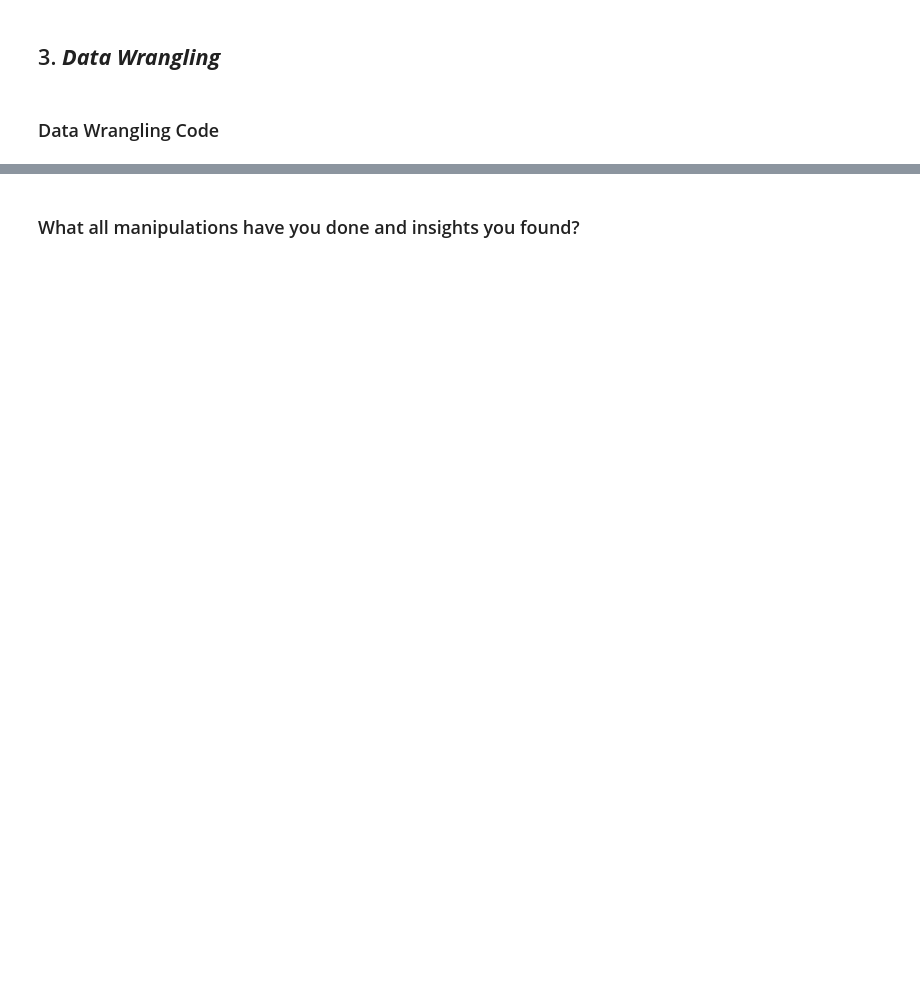
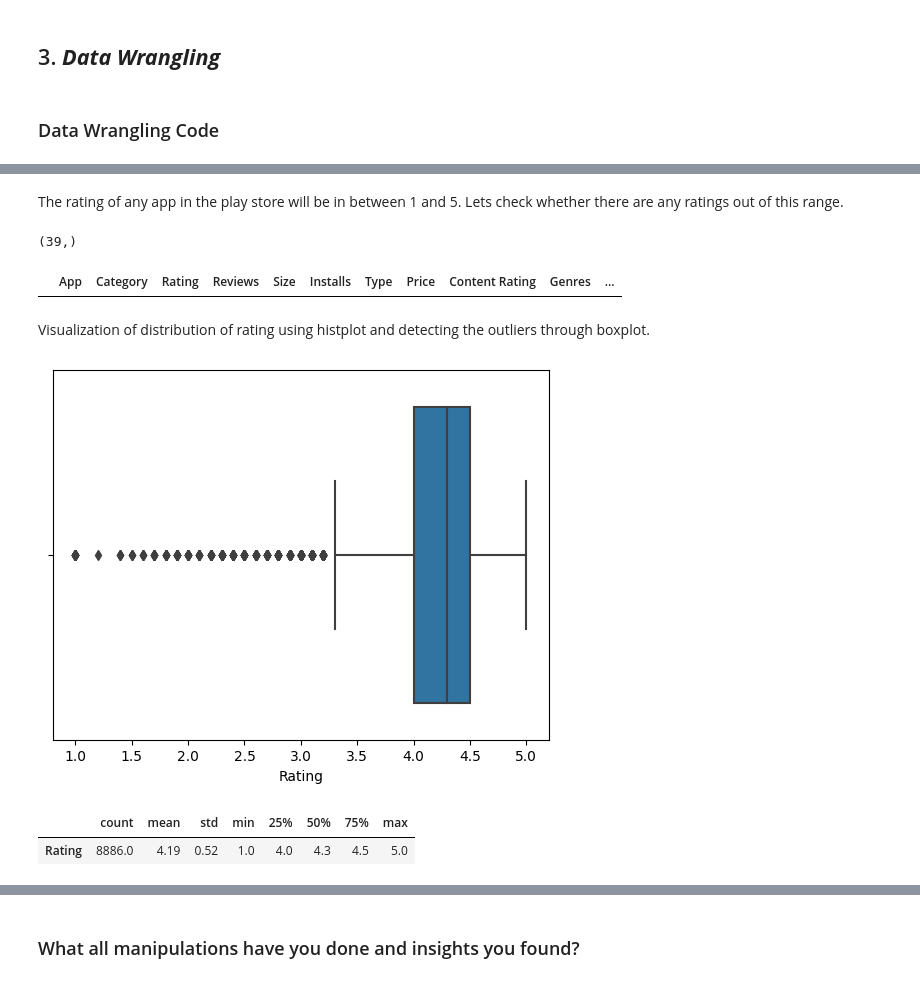
Before and after one commit to sanjaypatil91/Play-Store-App-Review-Analysis, a Jupyter notebook: Capstone_Project_Play_Store_App_Review_Analysis.ipynb, the cells around one changed output, grey strips where cells are left out. Saved outputs shown, nothing was run; the diff lists cells and outputs as text; code cells hidden in the pictures; blank space fills up the shorter version.

```diff
--- a/Capstone_Project_Play_Store_App_Review_Analysis.ipynb
+++ b/Capstone_Project_Play_Store_App_Review_Analysis.ipynb
@@ -172,0 +297,4 @@ Answer Here
+# %%
+columns_to_clean = ['Rating', 'Type', 'Content Rating','Current Ver','Android Ver']
+df_ps.dropna(subset=columns_to_clean, inplace=True)
+print("After removing the nan values ,number of rows and columns are:", df_ps.shape)
@@ -172,0 +351,4 @@ Answer Here
+# %%
+# Remove duplicated rows and keep the first occurrence
+df_ps.drop_duplicates(inplace=True)
+df_ps
@@ -172,0 +369,26 @@ Answer Here
+# %% [markdown]
+The rating of any app in the play store will be in between 1 and 5. Lets check whether there are any ratings out of this range.
+# %%
+# Count the values from the rating variable beacause this column contains 1474 NaN values.
+df_ps["Rating"].value_counts().shape
+# %% [output]
+(39,)
+# %%
+# Check if any ratings are outside the range [1, 5]
+ratings_outside_range = df_ps[(df_ps['Rating'] < 1) | (df_ps['Rating'] > 5)]
+ratings_outside_range
+# %% [output]
+|  | App | Category | Rating | Reviews | Size | Installs | Type | Price | Content Rating | Genres | ... |
+# %% [markdown]
+Visualization of distribution of rating using histplot and detecting the outliers through boxplot.
+# %%
+sns.boxplot(x='Rating',data=df_ps)
+# Display the plot
+plt.show()
+# %% [output]
+[figure, added]
+# %%
+df_ps[['Rating']].describe().round(2).T
+# %% [output]
+|  | count | mean | std | min | 25% | 50% | 75% | max |
+| Rating | 8886.0 | 4.19 | 0.52 | 1.0 | 4.0 | 4.3 | 4.5 | 5.0 |
```
Also changed, not shown: parts of 165 cells of this notebook.
